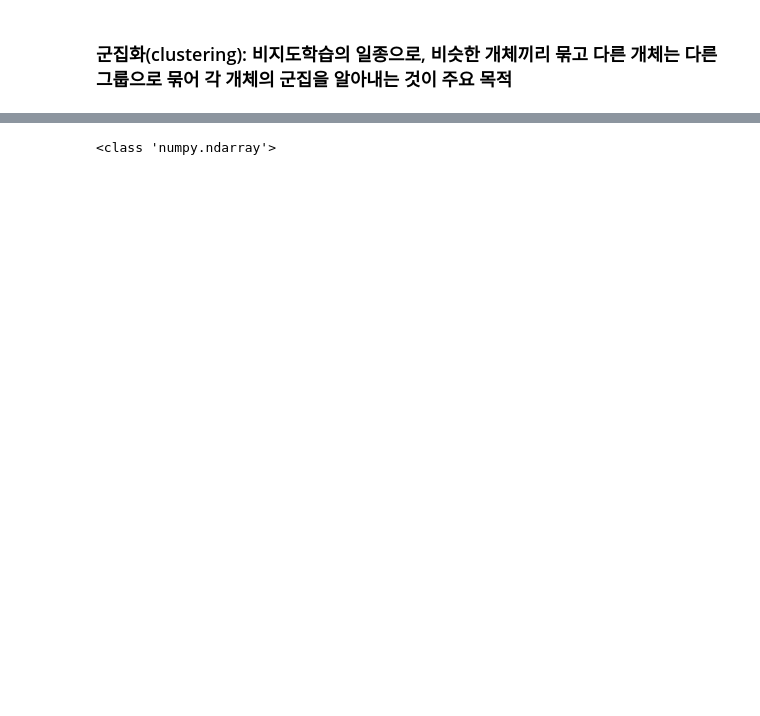
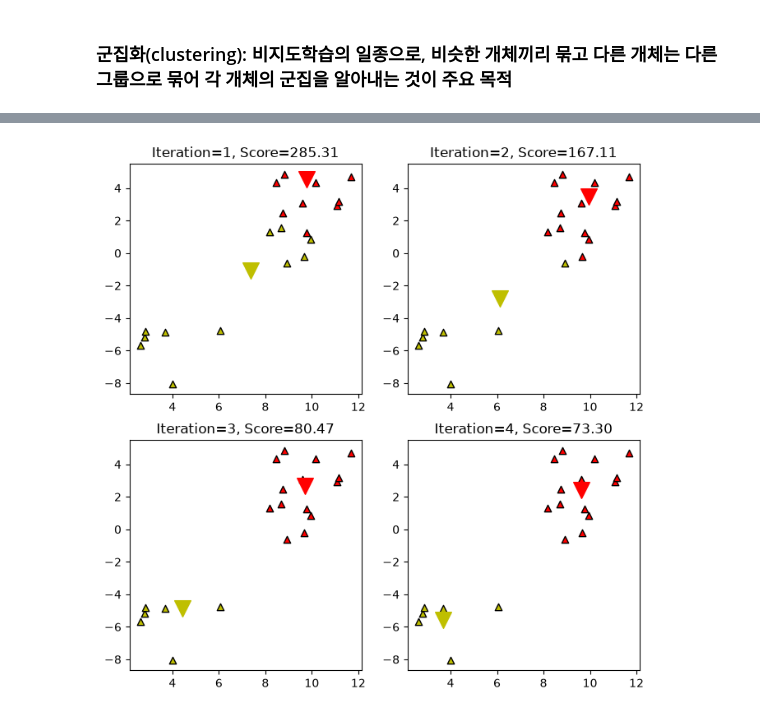
Before and after one commit to rush020114/workspace, a Jupyter notebook: next_ai/chapter05/unsupervised_learning.ipynb, the cells around one changed output, grey strips where cells are left out. Cells and saved outputs as stored; diff of their text form; code cells hidden in the pictures; blank space fills up the shorter version.

```diff
--- a/next_ai/chapter05/unsupervised_learning.ipynb
+++ b/next_ai/chapter05/unsupervised_learning.ipynb
@@ -21,7 +114,44 @@ def plot_KMeans_step(X, centroid = None, cluster = None, step = ''):
-# %%
-from sklearn.datasets import load_iris
-
-dataset = load_iris()
-print(type(dataset.data))
-# %% [output]
-<class 'numpy.ndarray'>
+# %%
+# k-mean 실무 코드
+from sklearn.datasets import make_blobs
+from sklearn.cluster import KMeans
+import matplotlib.pyplot as plt
+
+X, _ = make_blobs(n_samples=20, random_state=4)
+
+def plot_KMeans(n):
+  # n_clusters: 구별할 군집의 개수
+  # init: 중심점 뽑는 방법(이 방법으로 n_init만큼 반복), 보통 기본값(k-means++ - 이미 뽑힌 점과 멀면 후보될 확률 높아짐) 씀
+  # n_init: 중심점 시도 횟수(시도 횟수 중 가장 좋은 걸 택함)
+  # max_iter: Step2(군집할당)-Step3(중심갱신) 반복을 최대 몇 번까지 허용할지
+
+  # 흐름: init으로 중심점 뽑는 방법을 정한 뒤
+  # n_init번 만큼 아래 과정을 각각 처음부터 끝까지 반복함:
+  #   → 초기 중심 뽑기 → (군집 정하기 - 평균으로 이동하기)를 max_iter만큼 반복 → 수렴
+  # 이렇게 나온 n_init개의 결과 중, 목적함수 J(inertia)가 가장 낮은 것을 최종 채택
+  model = KMeans(n_clusters=2, init='random', n_init=1, max_iter=n, random_state=6).fit(X)
+
+  # 군집화 결과, 군집 중심은 cluster_centers_
+  # 할당된 군집은 labels_ 에 저장됩니다.
+  # 최종 목적 함수의 값은 score에 저장합니다.
+  c0, c1 = model.cluster_centers_
+
+  plt.scatter(X[model.labels_ == 0, 0], X[model.labels_ == 0, 1], marker='^', facecolor='r', edgecolors='k')
+  plt.scatter(X[model.labels_ == 1, 0], X[model.labels_ == 1, 1], marker='^', facecolor='y', edgecolors='k')
+  plt.scatter(c0[0], c0[1], marker='v', c="r", s=200)
+  plt.scatter(c1[0], c1[1], marker='v', c="y", s=200)
+
+  # score 관례상 높을수록 좋으므로 점수가 -230보다 -70이 좋으나 inertia 기준으로 봐야 편하므로 -를 붙임
+  plt.title(f"Iteration={n}, Score={-model.score(X):.2f}")
+
+plt.figure(figsize=(8, 8))
+plt.subplot(221)
+plot_KMeans(1)
+plt.subplot(222)
+plot_KMeans(2)
+plt.subplot(223)
+plot_KMeans(3)
+plt.subplot(224)
+plot_KMeans(4)
+# %% [output]
+[figure, added]
```
Also changed, not shown: parts of 2 cells of this notebook.
